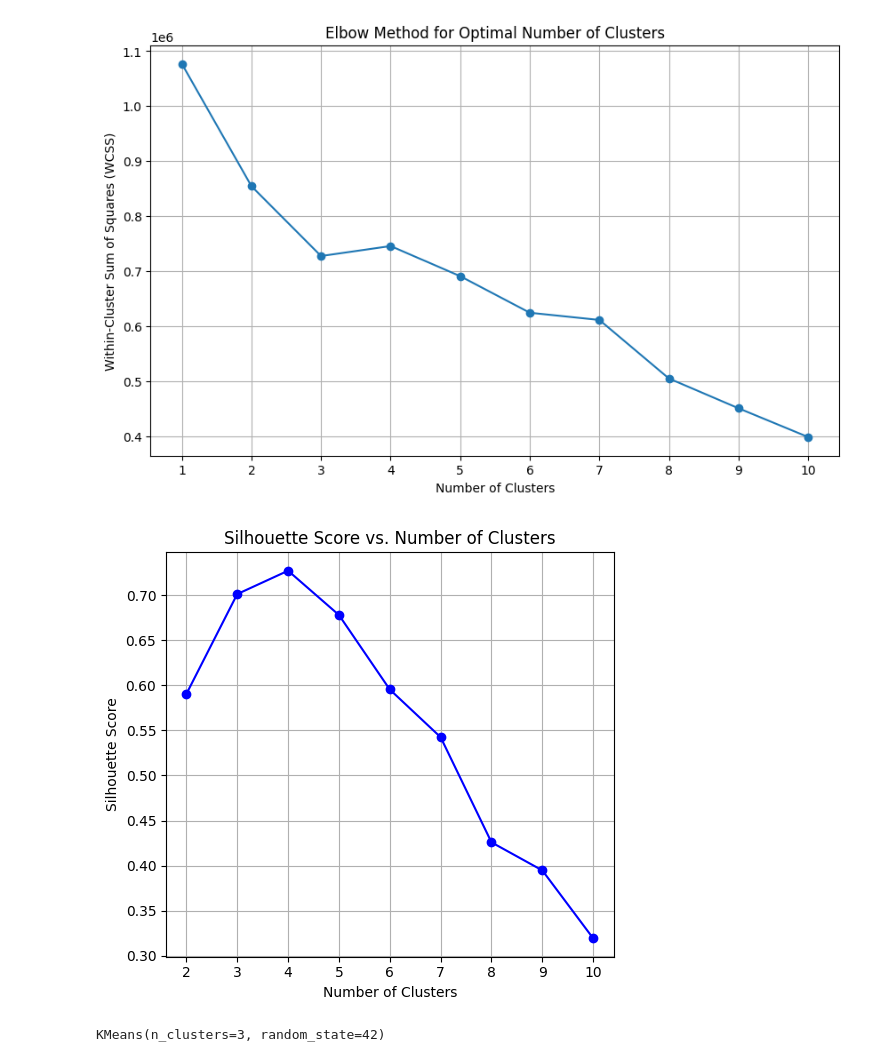
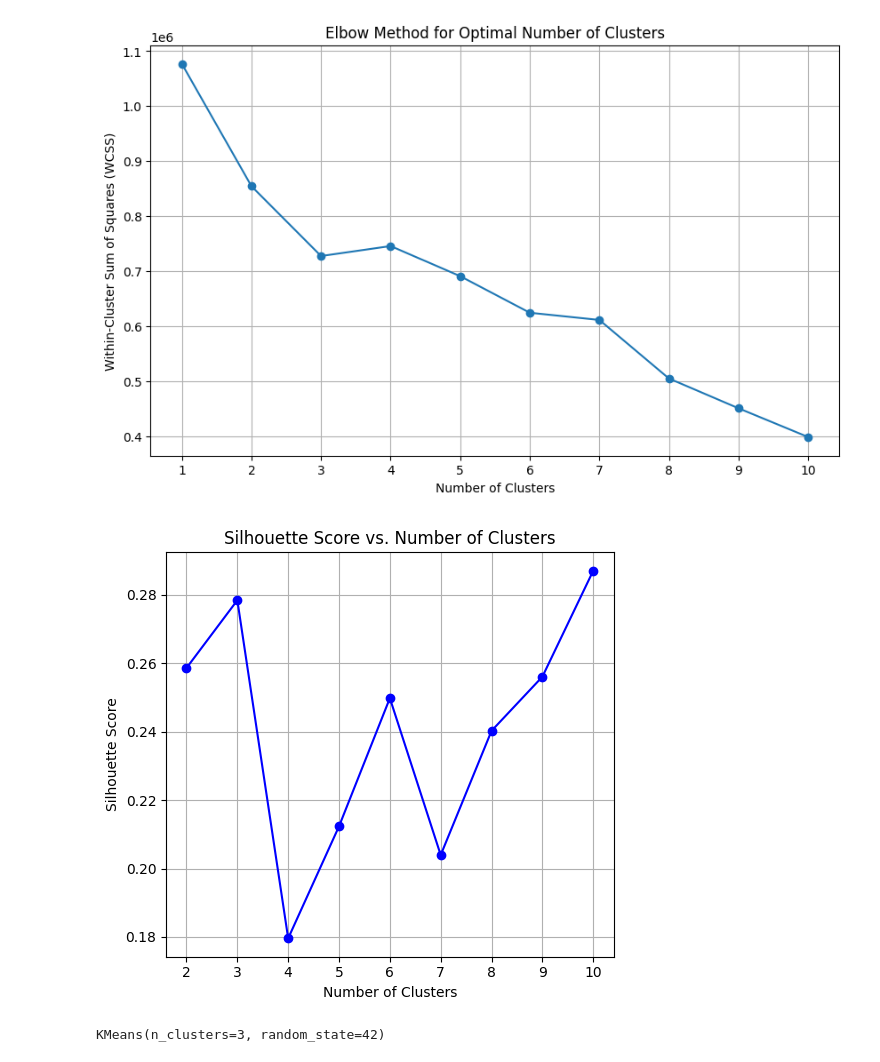
Before and after one commit to dhruvRj18/employment_enalysis, a Jupyter notebook: model_training.ipynb, the cells around one changed output. Saved outputs shown, nothing was run; the diff lists cells and outputs as text; code cells hidden in the pictures.

Commit message:
fix: use actual data for silhouette score

```diff
--- a/model_training.ipynb
+++ b/model_training.ipynb
@@ -303,49 +282,39 @@ plt.show()
 # %% [output]
 [figure]
 # %%
-from sklearn.metrics import silhouette_score, davies_bouldin_score
+from sklearn.metrics import silhouette_score
 from sklearn.cluster import KMeans
 from sklearn.datasets import make_blobs
 
-# Generate sample data for demonstration purposes
-X, _ = make_blobs(n_samples=1000, centers=5, random_state=42)
 
 # Define the range of clusters to test
 k_range = range(2, 11)
 
-# Initialize empty lists to store evaluation metrics
 silhouette_scores = []
 
-# Iterate over different number of clusters
 for k in k_range:
-    # Fit KMeans clustering model
     kmeans = KMeans(n_clusters=k, random_state=42)
-    kmeans.fit(X)
+    kmeans.fit(X_scaled)
 
-    # Predict cluster labels
     labels = kmeans.labels_
-
-    # Calculate silhouette score
-    silhouette_scores.append(silhouette_score(X, labels))
+    silhouette_scores.append(silhouette_score(X_scaled, labels))
 
 
-# Plot evaluation metrics
-import matplotlib.pyplot as plt
 
 plt.figure(figsize=(10, 5))
 
 plt.subplot(1, 2, 1)
 plt.plot(k_range, silhouette_scores, marker='o', linestyle='-', color='b')
 plt.title('Silhouette Score vs. Number of Clusters')
 plt.xlabel('Number of Clusters')
 plt.ylabel('Silhouette Score')
 plt.grid(True)
 
 
 plt.tight_layout()
 plt.show()
 # %% [output]
-[figure, old version]
+[figure, new version]
 # %%
 n_clusters = 3
 # %%
```
Also changed, not shown: parts of 13 cells of this notebook.
